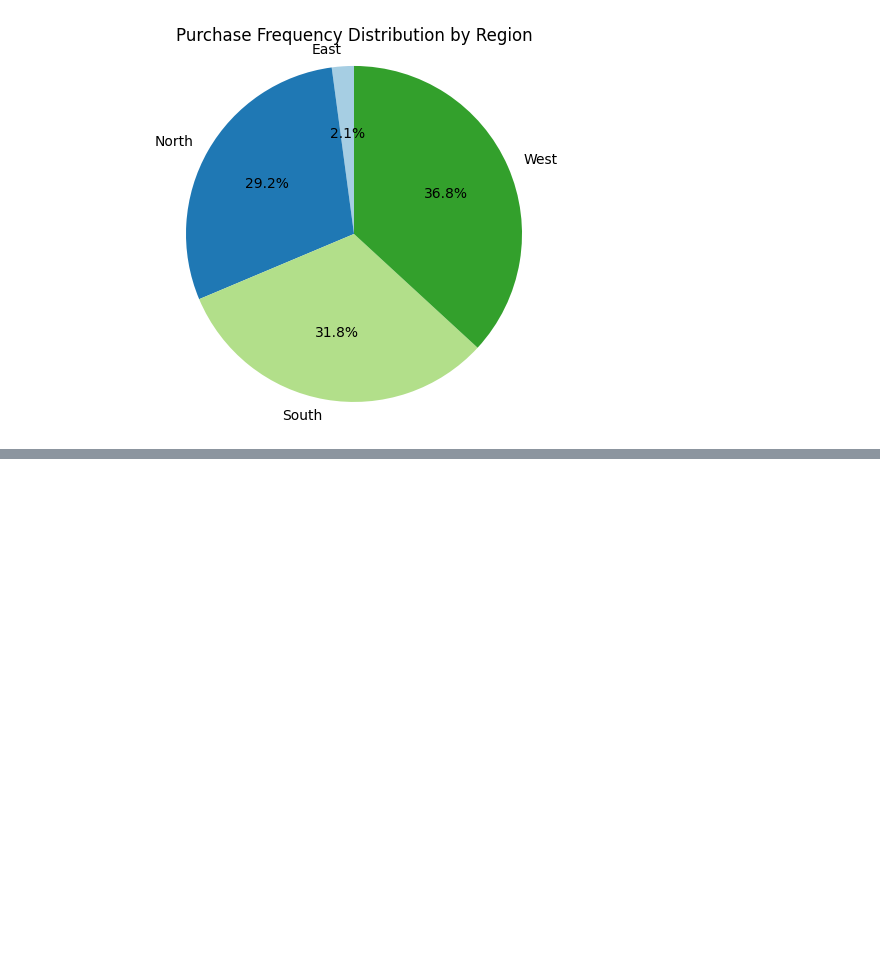
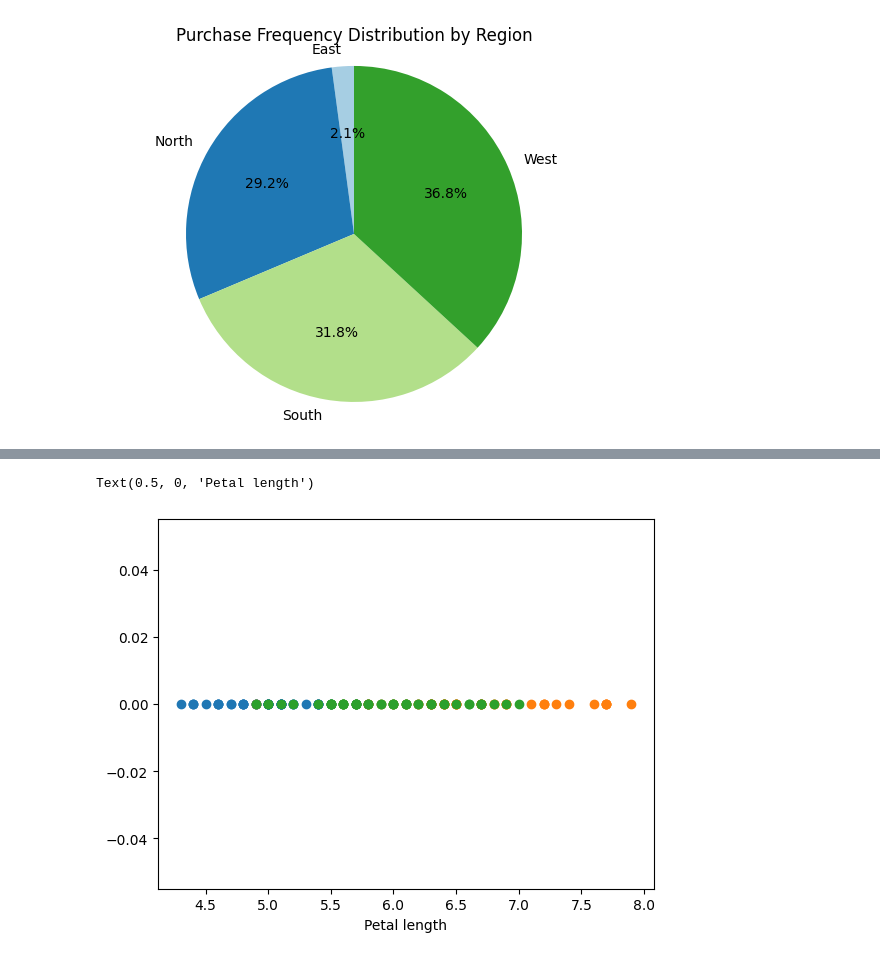
Before and after one commit to LakshayShandil/python-data-analysis, a Jupyter notebook: Data_visualization.ipynb, the cells around one changed output, grey strips where cells are left out. Cells and saved outputs as stored; diff of their text form; code cells hidden in the pictures; blank space fills up the shorter version.

```diff
--- a/Data_visualization.ipynb
+++ b/Data_visualization.ipynb
@@ -166,0 +234,9 @@ plt.show()
+# %%
+import numpy as np
+import pandas as pd
+from matplotlib import pyplot as plt
+import plotly.express as px
+import seaborn as sns
+
+df=pd.read_csv('sample_data/IRIS_data.csv')
+df.shape
@@ -166,0 +288,11 @@ plt.show()
+# %%
+df_setosa=df.loc[df['species']=='Iris-setosa']
+df_virginica=df.loc[df['species']=='Iris-virginica']
+df_versicolor=df.loc[df['species']=='Iris-versicolor']
+plt.plot(df_setosa['sepal_length'], np.zeros_like(df_setosa['sepal_length']), 'o')
+plt.plot(df_virginica['sepal_length'], np.zeros_like(df_virginica['sepal_length']), 'o')
+plt.plot(df_versicolor['sepal_length'], np.zeros_like(df_versicolor['sepal_length']), 'o')
+plt.xlabel('Petal length')
+# %% [output]
+Text(0.5, 0, 'Petal length')
+[figure, added]
```
Also changed, not shown: parts of 11 cells of this notebook.
